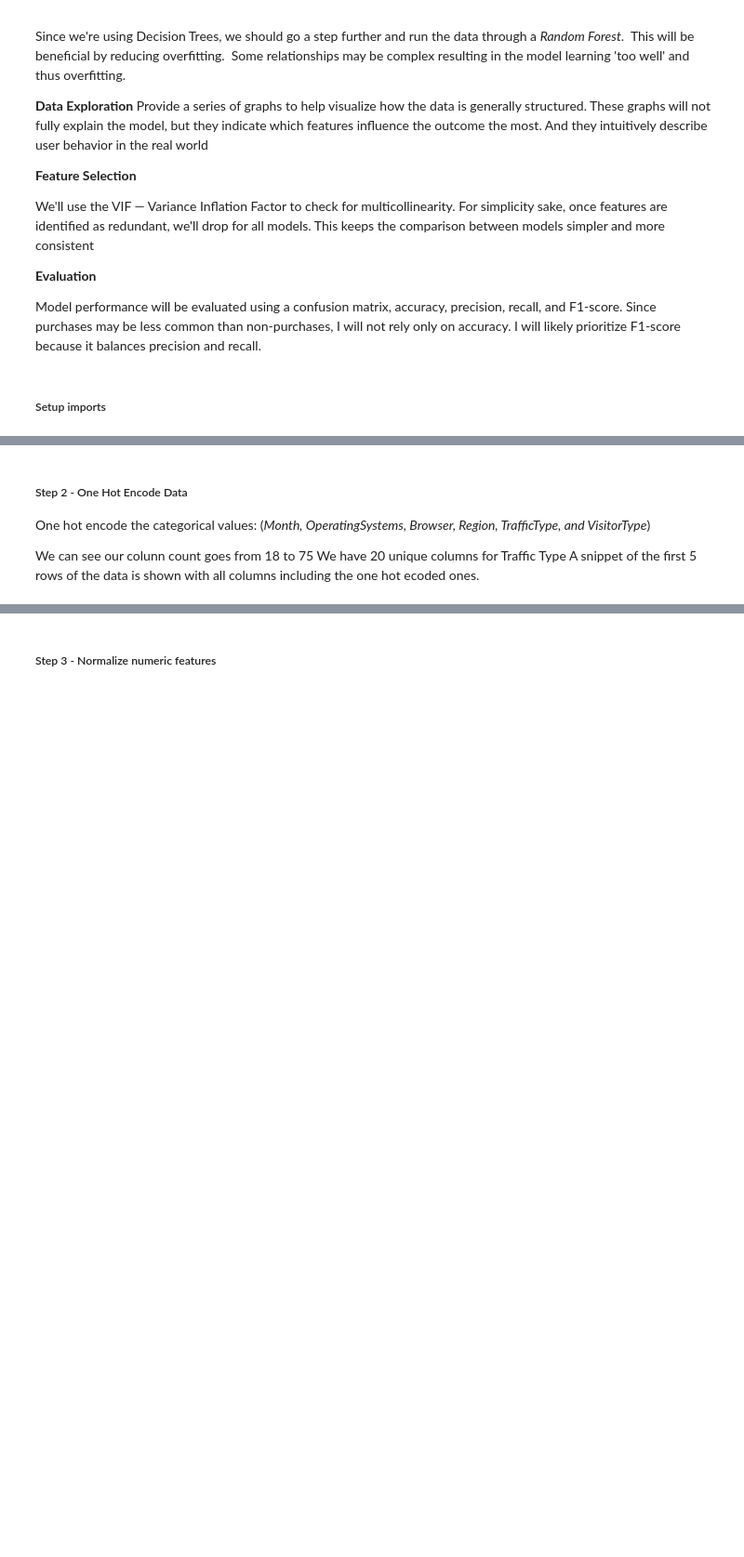
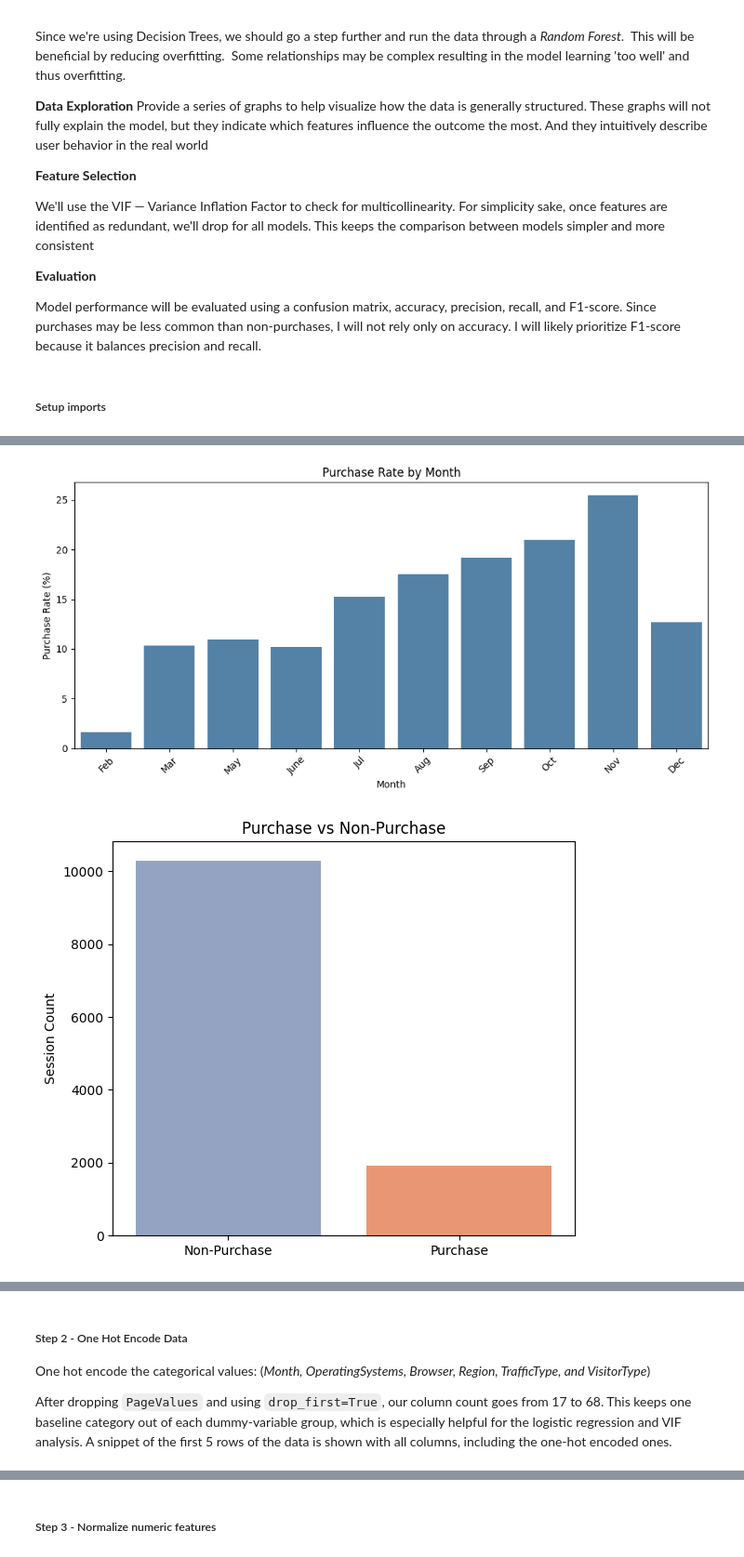
Before and after one commit to danwfreeman/purchase-intention, a Jupyter notebook: final-project.ipynb, the cells around one changed output, grey strips where cells are left out. Shown at 93% size. Drawn from its saved outputs; the diff is of its cells as text; code cells hidden in the pictures; blank space fills up the shorter version.

```diff
--- a/final-project.ipynb
+++ b/final-project.ipynb
@@ -156,0 +171,71 @@ Name: proportion, dtype: float64
+# %%
+# Purchase Rate by Month
+month_order = [
+    "Jan", "Feb", "Mar", "Apr", "May", "June",
+    "Jul", "Aug", "Sep", "Oct", "Nov", "Dec",
+]
+
+month_purchase_rate = (
+    clean_df.groupby("Month")["Revenue"]
+    .mean()
+    .reindex(month_order)
+    .dropna()
+    .mul(100)
+    .reset_index(name="PurchaseRate")
+)
+
+plt.figure(figsize=(10, 5))
+sns.barplot(data=month_purchase_rate, x="Month", y="PurchaseRate", color="steelblue")
+plt.title("Purchase Rate by Month")
+plt.xlabel("Month")
+plt.ylabel("Purchase Rate (%)")
+plt.xticks(rotation=45)
+plt.tight_layout()
+plt.show()
+
+# Purchase vs Non Purchase
+purchase_labels = clean_df["Revenue"].map({0: "Non-Purchase", 1: "Purchase"})
+purchase_counts = purchase_labels.value_counts().reindex(["Non-Purchase", "Purchase"]).reset_index()
+purchase_counts.columns = ["Outcome", "Count"]
+
+plt.figure(figsize=(6, 5))
+sns.barplot(
+    data=purchase_counts,
+    x="Outcome",
+    y="Count",
+    hue="Outcome",
+    palette=["#8da0cb", "#fc8d62"],
+    dodge=False,
+    legend=False,
+ )
+plt.title("Purchase vs Non-Purchase")
+plt.xlabel("")
+plt.ylabel("Session Count")
+plt.tight_layout()
+plt.show()
+
+# Purchase Rate by Visitor Type
+visitor_purchase_rate = (
+    clean_df.groupby("VisitorType")["Revenue"]
+    .mean()
+    .mul(100)
+    .sort_values(ascending=False)
+    .reset_index(name="PurchaseRate")
+)
+
+plt.figure(figsize=(8, 5))
+sns.barplot(
+    data=visitor_purchase_rate,
+    x="VisitorType",
+    y="PurchaseRate",
+    color="#66c2a5",
+ )
+plt.title("Purchase Rate by Visitor Type")
+plt.xlabel("Visitor Type")
+plt.ylabel("Purchase Rate (%)")
+plt.xticks(rotation=20)
+plt.tight_layout()
+plt.show()
+# %% [output]
+[figure, added]
+[figure, added]
@@ -157,10 +243,10 @@ Name: proportion, dtype: float64
 # %% [markdown]
 ##### Step 2 - One Hot Encode Data
 
- One hot encode the categorical values: (_Month, OperatingSystems, Browser, Region, TrafficType, and VisitorType_)
+One hot encode the categorical values: (_Month, OperatingSystems, Browser, Region, TrafficType, and VisitorType_)
 
- We can see our colunn count goes from 18 to 75
- We have 20 unique columns for Traffic Type
- A snippet of the first 5 rows of the data is shown with all columns including the one hot ecoded ones.
+After dropping `PageValues` and using `drop_first=True`, our column count goes from 17 to 68.
+This keeps one baseline category out of each dummy-variable group, which is especially helpful for the logistic regression and VIF analysis.
+A snippet of the first 5 rows of the data is shown with all columns, including the one-hot encoded ones.
 # %%
 # one hot encode categorical columns
```
Also changed, not shown: parts of 22 cells of this notebook.
